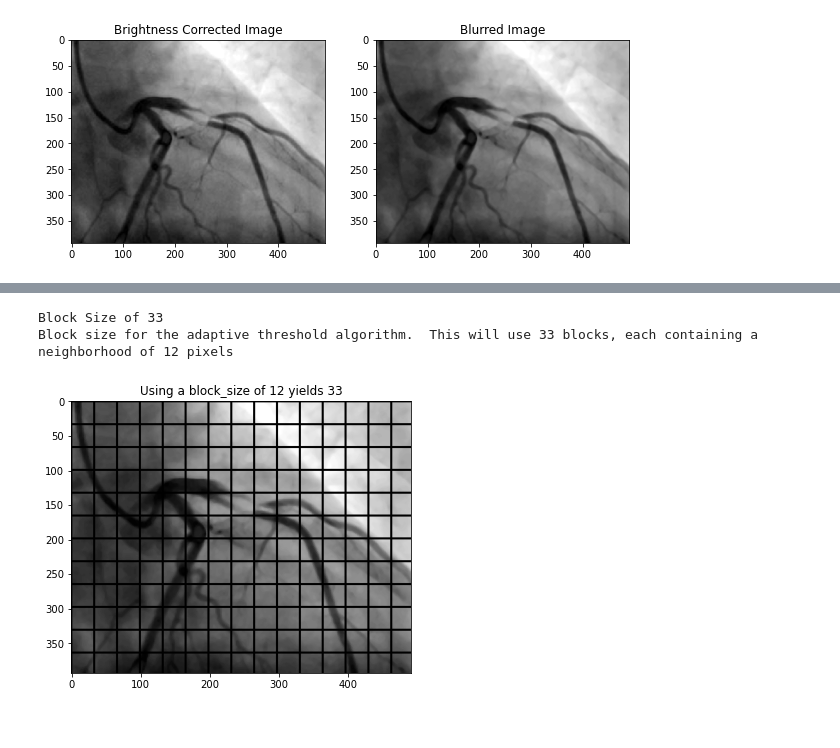
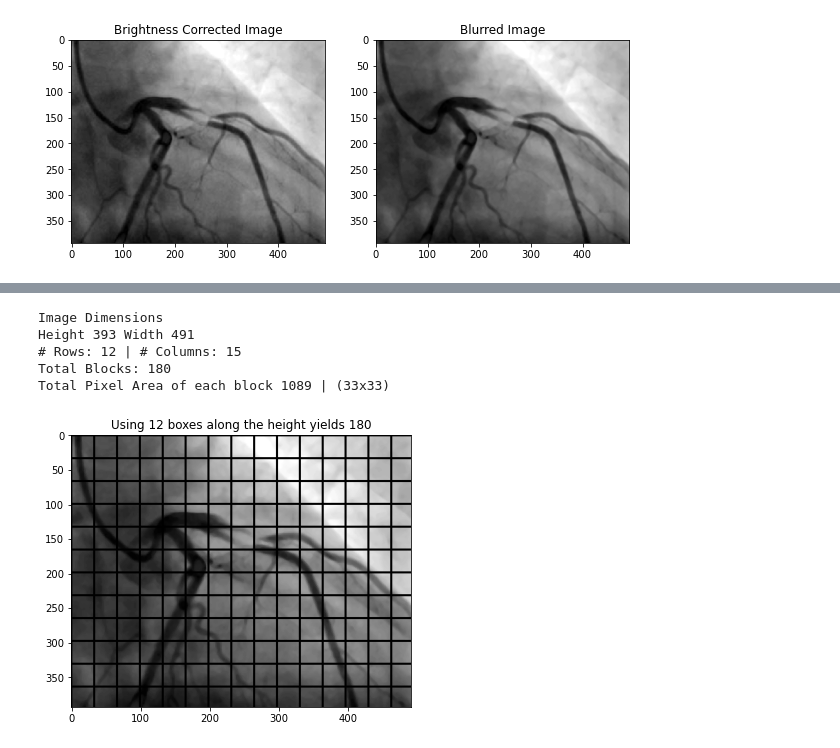
Before and after one commit to HeeebsInc/AngiogramBlockageDetection, a Jupyter notebook: technical-notebook.ipynb, the cells around one changed output, grey strips where cells are left out. Drawn from its saved outputs; the diff is of its cells as text; code cells hidden in the pictures.

```diff
--- a/technical-notebook.ipynb
+++ b/technical-notebook.ipynb
@@ -142,23 +171,37 @@ plt.show()
 # %%
 #Step 6 Create blocksize
-neighbors = 12
-blurred_copy = blurred.copy()
-block_size = int(blurred.shape[0] / neighbors)
+blurred_copy = blurred.copy() #used for sample image below
+print(f'Image Dimensions\nHeight {blurred_copy.shape[0]} Width {blurred_copy.shape[1]}')
+height_boxes = 12
+block_size = int(blurred.shape[0] / height_boxes)
 block_size = block_size + 1 if block_size % 2 == 0 else block_size #ensure that block size is odd number
-print(f'Block Size of {block_size}')
+
+neighbors = block_size * block_size #calculates the number of pixels within each block (block_sizexblock_size)
+
+width_boxes = int(blurred.shape[1] / block_size) #calculates how many columns will be created based on the above calculations
+width_boxes = width_boxes + 1 if width_boxes % 2 == 0 else width_boxes #entures that the number is odd
+
+total_blocks = (height_boxes * width_boxes)
+
+print(f'# Rows: {height_boxes} | # Columns: {width_boxes}')
+print(f'Total Blocks: {total_blocks}')
+print(f'Total Pixel Area of each block {neighbors} | ({block_size}x{block_size})')
 for y in range(0, blurred.shape[0], block_size):
     for x in range(0, blurred.shape[1], block_size):
         cv2.rectangle(blurred_copy, (x, y), (x+block_size, y+block_size), (0,0,255), 2)
-print(f'Block size for the adaptive threshold algorithm.  This will use {block_size} blocks, each containing a neighborhood of {neighbors} pixels')
+
 plt.figure(figsize=(20,5))
-plt.title(f'Using a block_size of {neighbors} yields {block_size}')
+plt.title(f'Using {height_boxes} boxes along the height yields {total_blocks}')
 plt.imshow(blurred_copy, cmap = 'gray')
 plt.savefig('readme-assets/steps/step6.jpg', bbox_inches='tight', transparent = True)
 plt.show()
 # %% [output]
-Block Size of 33
-Block size for the adaptive threshold algorithm.  This will use 33 blocks, each containing a neighborhood of 12 pixels
+Image Dimensions
+Height 393 Width 491
+# Rows: 12 | # Columns: 15
+Total Blocks: 180
+Total Pixel Area of each block 1089 | (33x33)
-[figure, old version]
+[figure, new version]
 # %%
 #Step 7 Apply adaptive thresholding using the block size above
 constant = 10
```
Also changed, not shown: parts of 6 cells of this notebook, 3 other files.
